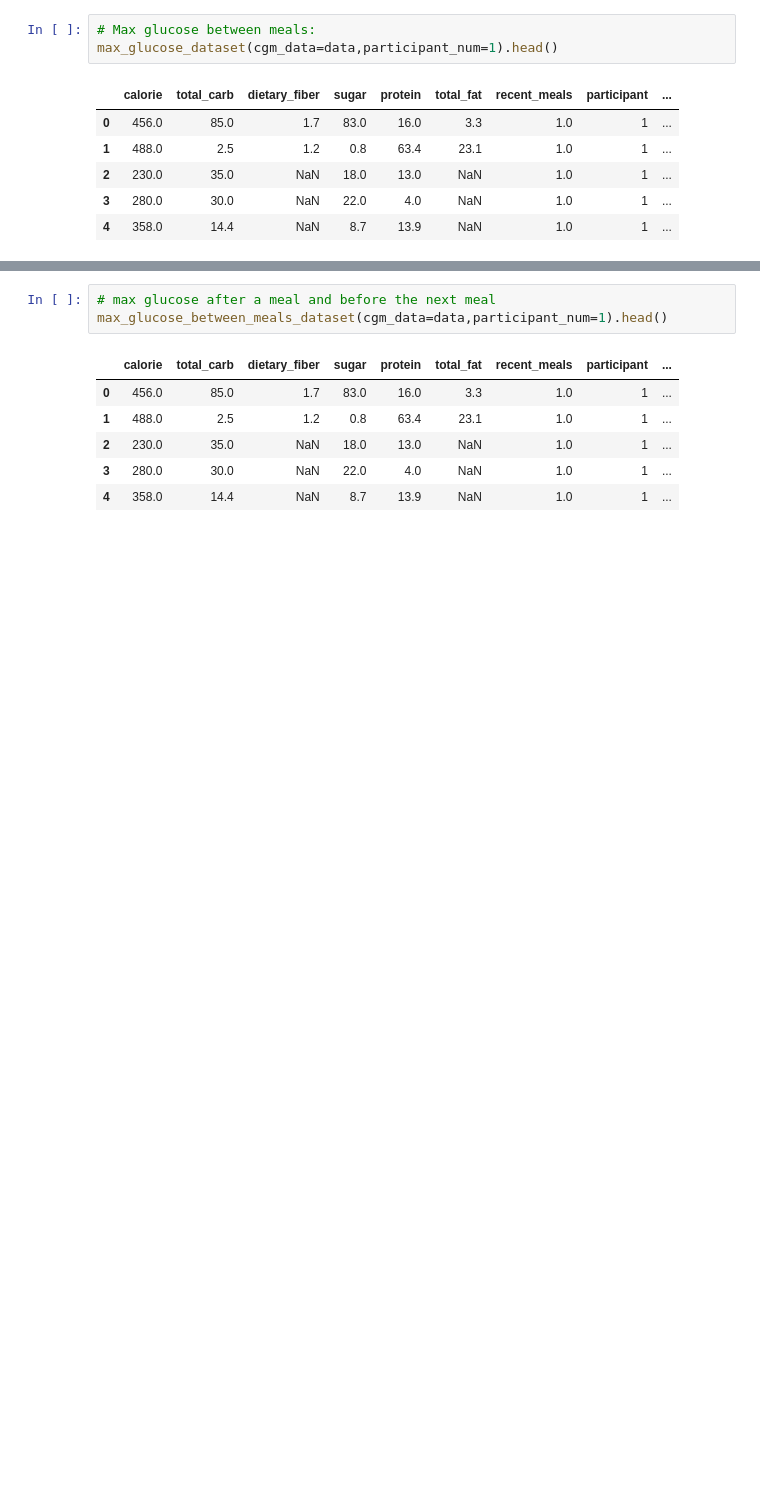
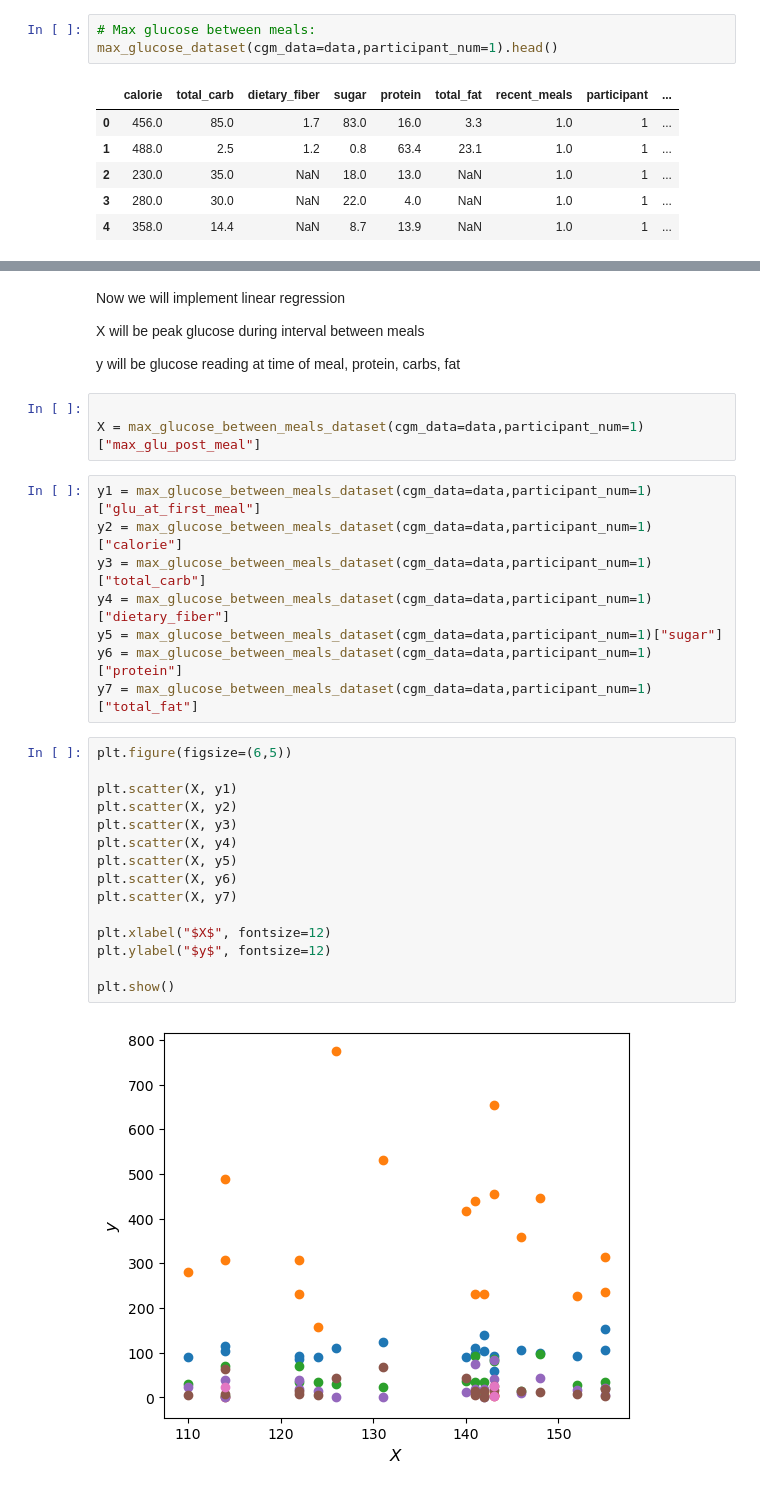
Before and after one commit to NoahGillespie/CGM, a Jupyter notebook: mag_explores_2.ipynb, the cells around one changed output, grey strips where cells are left out. Cells and saved outputs as stored; diff of their text form; blank space fills up the shorter version.

Commit message:
start plotting data prior to linear regression

```diff
--- a/mag_explores_2.ipynb
+++ b/mag_explores_2.ipynb
@@ -35,10 +44,34 @@ max_glucose_dataset(cgm_data=data,participant_num=1).head()
+# %% [markdown]
+Now we will implement linear regression
+
+X will be peak glucose during interval between meals
+
+y will be glucose reading at time of meal, protein, carbs, fat
 # %%
-# max glucose after a meal and before the next meal
-max_glucose_between_meals_dataset(cgm_data=data,participant_num=1).head()
+
+X = max_glucose_between_meals_dataset(cgm_data=data,participant_num=1)["max_glu_post_meal"]
-# %% [output]
-|  | calorie | total_carb | dietary_fiber | sugar | protein | total_fat | recent_meals | participant | ... |
-| 0 | 456.0 | 85.0 | 1.7 | 83.0 | 16.0 | 3.3 | 1.0 | 1 | ... |
-| 1 | 488.0 | 2.5 | 1.2 | 0.8 | 63.4 | 23.1 | 1.0 | 1 | ... |
-| 2 | 230.0 | 35.0 | NaN | 18.0 | 13.0 | NaN | 1.0 | 1 | ... |
-| 3 | 280.0 | 30.0 | NaN | 22.0 | 4.0 | NaN | 1.0 | 1 | ... |
-| 4 | 358.0 | 14.4 | NaN | 8.7 | 13.9 | NaN | 1.0 | 1 | ... |
+# %%
+y1 = max_glucose_between_meals_dataset(cgm_data=data,participant_num=1)["glu_at_first_meal"]
+y2 = max_glucose_between_meals_dataset(cgm_data=data,participant_num=1)["calorie"]
+y3 = max_glucose_between_meals_dataset(cgm_data=data,participant_num=1)["total_carb"]
+y4 = max_glucose_between_meals_dataset(cgm_data=data,participant_num=1)["dietary_fiber"]
+y5 = max_glucose_between_meals_dataset(cgm_data=data,participant_num=1)["sugar"]
+y6 = max_glucose_between_meals_dataset(cgm_data=data,participant_num=1)["protein"]
+y7 = max_glucose_between_meals_dataset(cgm_data=data,participant_num=1)["total_fat"]
+# %%
+plt.figure(figsize=(6,5))
+
+plt.scatter(X, y1)
+plt.scatter(X, y2)
+plt.scatter(X, y3)
+plt.scatter(X, y4)
+plt.scatter(X, y5)
+plt.scatter(X, y6)
+plt.scatter(X, y7)
+
+plt.xlabel("$X$", fontsize=12)
+plt.ylabel("$y$", fontsize=12)
+
+plt.show()
+# %% [output]
+[figure, added]
```
Also changed, not shown: parts of 3 cells of this notebook.
